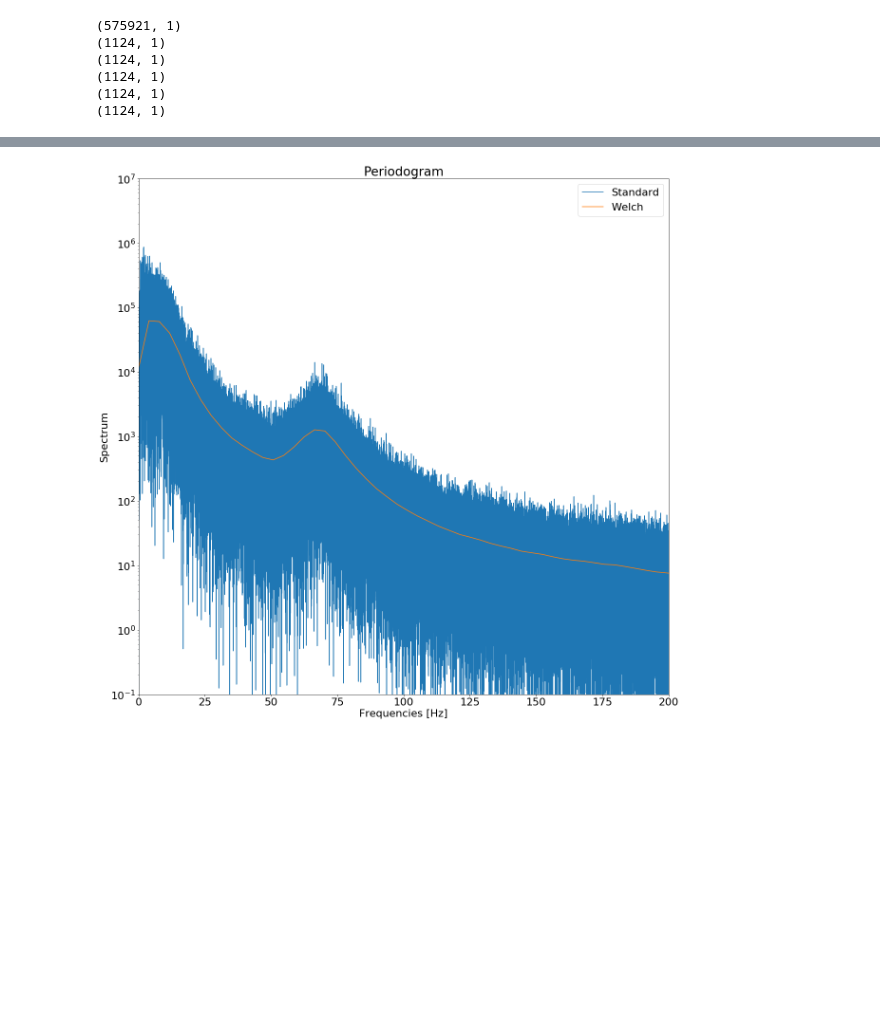
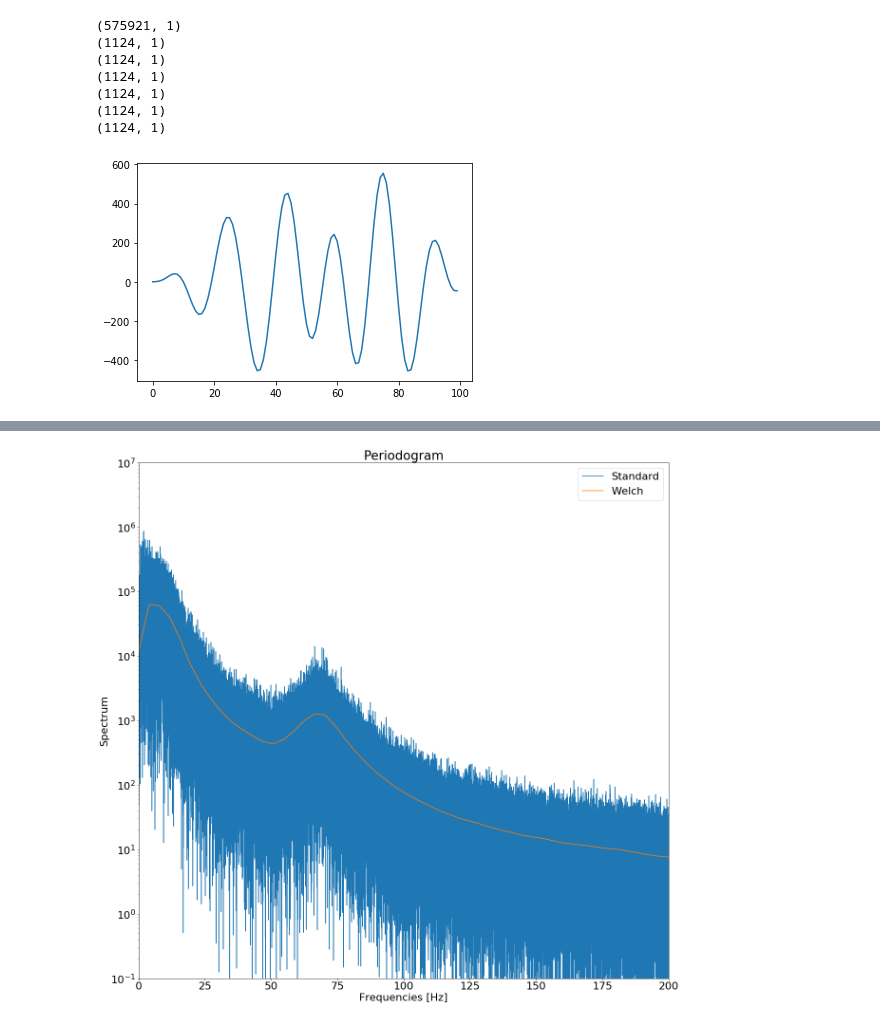
Before and after one commit to MJC598/Neuron_Burst_Analysis, a Jupyter notebook: data_simulations.ipynb, the cells around one changed output, grey strips where cells are left out. Drawn from its saved outputs; the diff is of its cells as text; code cells hidden in the pictures; blank space fills up the shorter version.

```diff
--- a/data_simulations.ipynb
+++ b/data_simulations.ipynb
@@ -20,6 +20,7 @@ for arr in mat:
 
     x = np.concatenate((arr[0][i:t,:], np.zeros((100, 1))), axis=0)
     y0 = signal.lfilter(z, a, x, axis=0)
+    y1_in = np.concatenate((np.zeros((1024, 1)), arr[0][t:t+k]), axis=0)
     y1 = np.concatenate((np.zeros((1024, 1)), signal.lfilter(z, a, arr[0][t:t+k,:], axis=0)), axis=0)
 
     full_raw = arr[0][:t+k]
@@ -29,6 +30,7 @@ print(arr[0].shape)
 
 print(x.shape)
 print(y0.shape)
+print(y1_in.shape)
 print(y1.shape)
 print(full_raw.shape)
 print(full_filters.shape)
@@ -39,6 +41,15 @@ print(full_filters.shape)
 (1124, 1)
 (1124, 1)
 (1124, 1)
+(1124, 1)
+# %%
+%matplotlib inline
+import matplotlib.pyplot as plt
+
+plt.plot(np.arange(100), y1[1024:,0])
+plt.show()
+# %% [output]
+[figure, added]
 # %%
 %matplotlib inline
 
```
Also changed, not shown: parts of 1 cell of this notebook, 6 other files.
